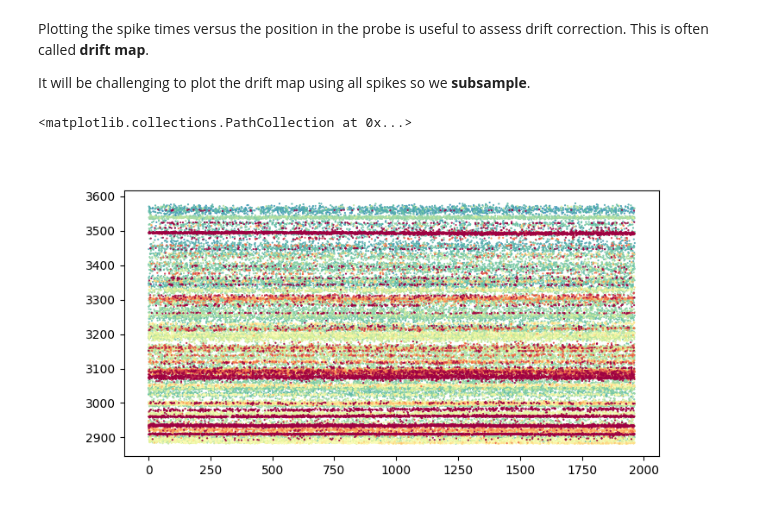
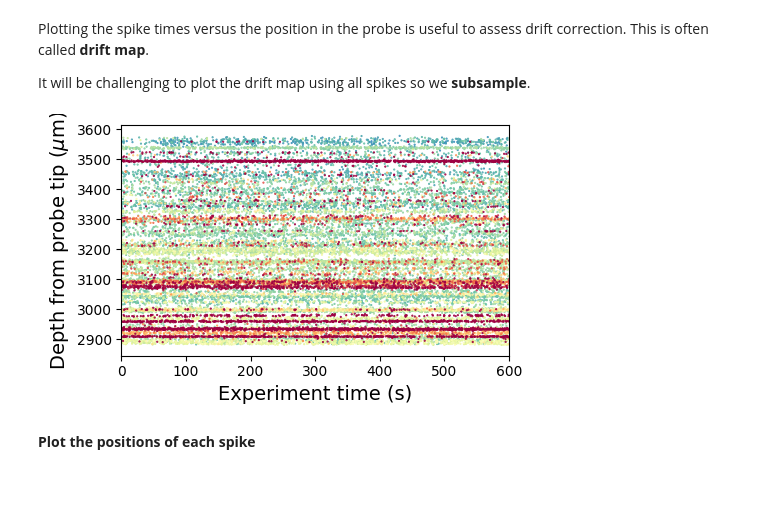
Before and after one commit to jcouto/JHU-neuropixels-2025, a Jupyter notebook: tutorials/02_load_output.ipynb, the cells around one changed output. Drawn from its saved outputs; the diff is of its cells as text; code cells hidden in the pictures; blank space fills up the shorter version.

Commit message:
Updated and clean-up plots using inline.

```diff
--- a/tutorials/02_load_output.ipynb
+++ b/tutorials/02_load_output.ipynb
@@ -131,21 +114,31 @@ Plotting the spike times versus the position in the probe is useful to assess dr
 
 It will be challenging to plot the drift map using all spikes so we __subsample__.
 # %%
+# use the ipympl magic so we can zoom in and out
 %matplotlib ipympl
 import pylab as plt
 n_spikes_to_plot = 100000
 
+# randomly subsample n_spikes_to_plot spikes
 subsample = np.random.choice(np.arange(res['spike_times'].shape[0],dtype=int),n_spikes_to_plot,replace = False)
 sampling_rate = 30000 # this can be read from the params.py file or from the .meta
 
-plt.figure(figsize = [8,4])
+plt.figure(figsize = [5,3])
 # sort by the amplitude so the color is seen
 subsample = subsample[np.argsort(res['spike_amplitudes'][subsample])]
-plt.scatter(res['spike_times'][subsample]/sampling_rate,res['spike_positions'][subsample][:,1],0.3,res['spike_amplitudes'][subsample],
-            clim=[0,10000], cmap = 'Spectral_r')
+plt.scatter(res['spike_times'][subsample]/sampling_rate,
+            res['spike_positions'][subsample][:,1],
+            0.3,
+            res['spike_amplitudes'][subsample],
+            clim=[0,10000],
+            cmap = 'Spectral_r')
+plt.xlim([0,600]);
+plt.ylabel('Depth from probe tip ($\mu$m)',fontsize = 14)
+plt.xlabel('Experiment time (s)',fontsize = 14);
 # %% [output]
-<matplotlib.collections.PathCollection at 0x...>
-[figure, old version]
+[figure, new version]
+# %% [markdown]
+**Plot the positions of each spike**
 # %%
 subsample = np.random.choice(np.arange(res['spike_times'].shape[0],dtype=int),n_spikes_to_plot,replace = False)
 
```
Also changed, not shown: parts of 10 cells of this notebook.
